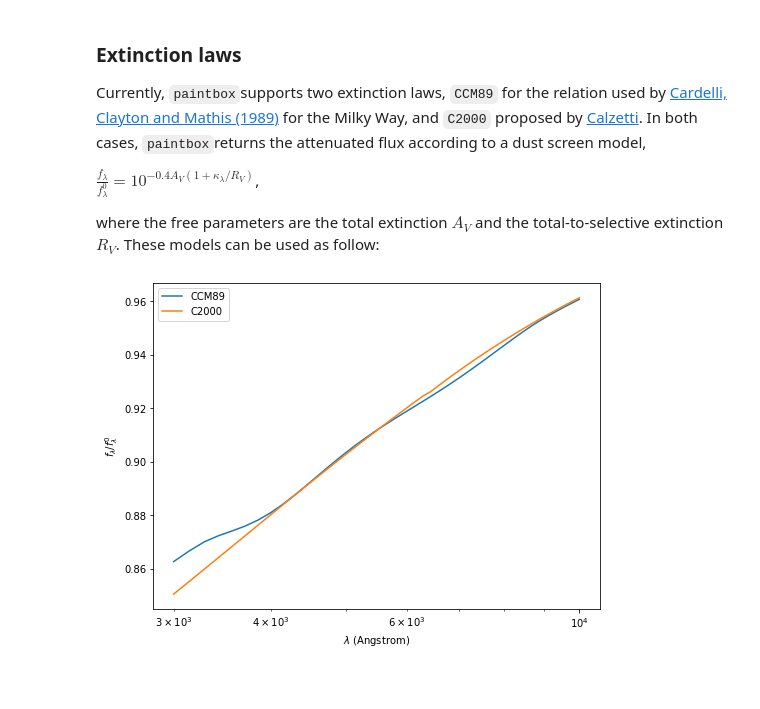
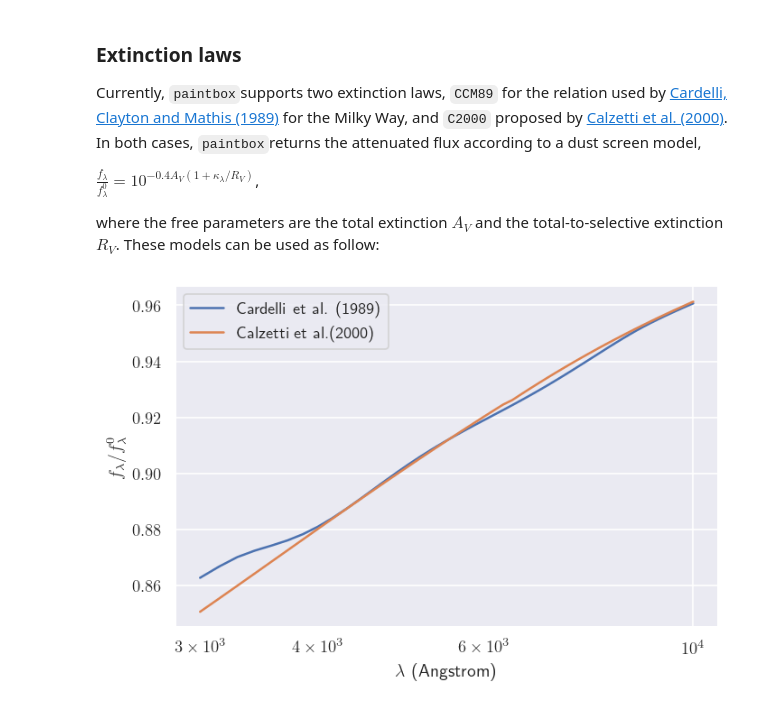
Before and after one commit to cebarbosa/paintbox, a Jupyter notebook: tutorials/extlaws.ipynb, the cells around one changed output. Drawn from its saved outputs; the diff is of its cells as text; code cells hidden in the pictures; blank space fills up the shorter version.

```diff
--- a/tutorials/extlaws.ipynb
+++ b/tutorials/extlaws.ipynb
@@ -1,7 +1,13 @@
+# %%
+import matplotlib.pyplot as plt
+import seaborn as sns
+
+sns.set()
+plt.rcParams["text.usetex"] = True
 # %% [markdown]
 ### Extinction laws
 
-Currently, `paintbox`supports two extinction laws, `CCM89` for the relation used by [Cardelli, Clayton and Mathis (1989)](https://ui.adsabs.harvard.edu/abs/1989ApJ...345..245C/abstract) for the Milky Way, and `C2000` proposed by [Calzetti](https://ui.adsabs.harvard.edu/abs/2000ApJ...533..682C/abstract). In both cases, `paintbox`returns the attenuated flux according to a dust screen model,
+Currently, `paintbox`supports two extinction laws, `CCM89` for the relation used by [Cardelli, Clayton and Mathis (1989)](https://ui.adsabs.harvard.edu/abs/1989ApJ...345..245C/abstract) for the Milky Way, and `C2000` proposed by [Calzetti et al. (2000)](https://ui.adsabs.harvard.edu/abs/2000ApJ...533..682C/abstract). In both cases, `paintbox`returns the attenuated flux according to a dust screen model,
 
 $\frac{f_\lambda}{f_\lambda^0}= 10^{-0.4 A_V \left (1 + \kappa_\lambda / R_V\right )}$,
 
@@ -9,18 +15,19 @@ where the free parameters are the total extinction $A_V$ and the total-to-select
 # %%
 import numpy as np
 import paintbox as pb
 import matplotlib.pyplot as plt
 
 wave = np.linspace(3000, 10000)
 ccm89 = pb.CCM89(wave)
 c2000 = pb.C2000(wave)
 theta = np.array([0.1, 3.8])
-fig = plt.figure(figsize=(8, 6))
-plt.semilogx(wave, ccm89(theta), label="CCM89")
-plt.semilogx(wave, c2000(theta), label="C2000")
+fig = plt.figure(dpi=120)
+ccm89.plot(theta, plottype="semilogx", **{"label": "Cardelli et al. (1989)"})
+c2000.plot(theta, **{"label": "Calzetti et al.(2000)"})
 plt.xlabel("$\lambda$ (Angstrom)")
 plt.ylabel("$f_\lambda / f_\lambda^0$")
 plt.legend()
-plt.savefig("extlaws.png")
+plt.tight_layout()
+plt.savefig("../docs/figures/extlaws.png")
 # %% [output]
-[figure, old version]
+[figure, new version]
```
Also changed, not shown: 4 other files.
